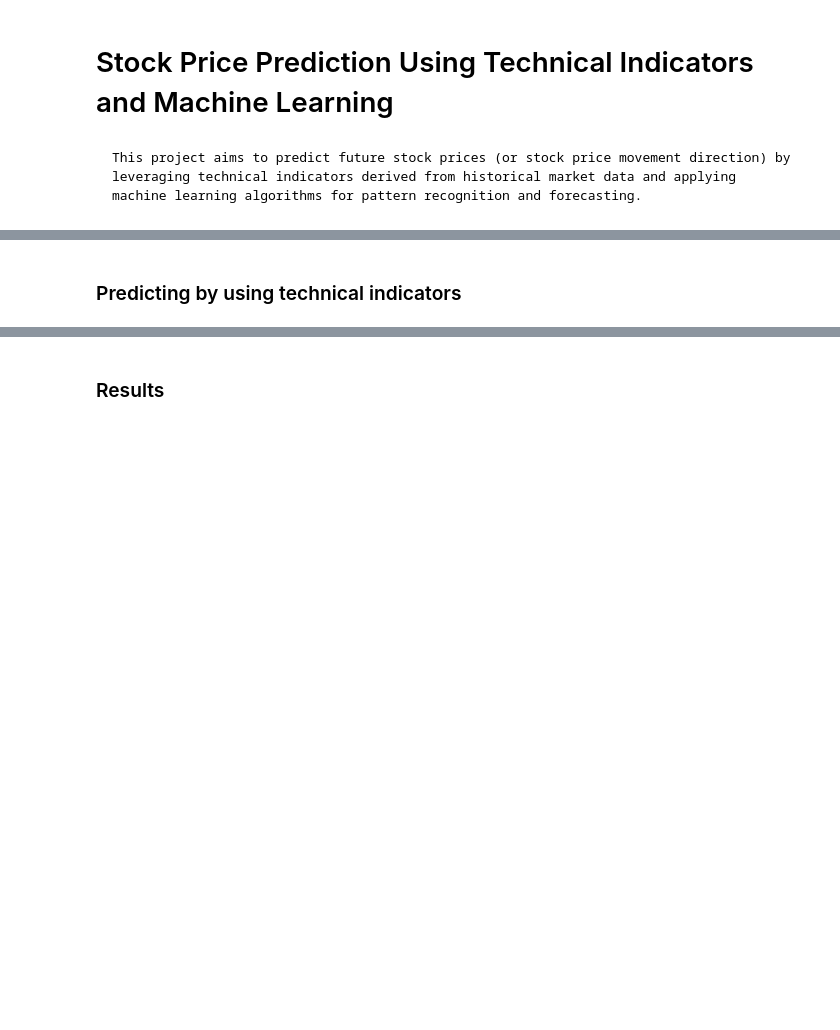
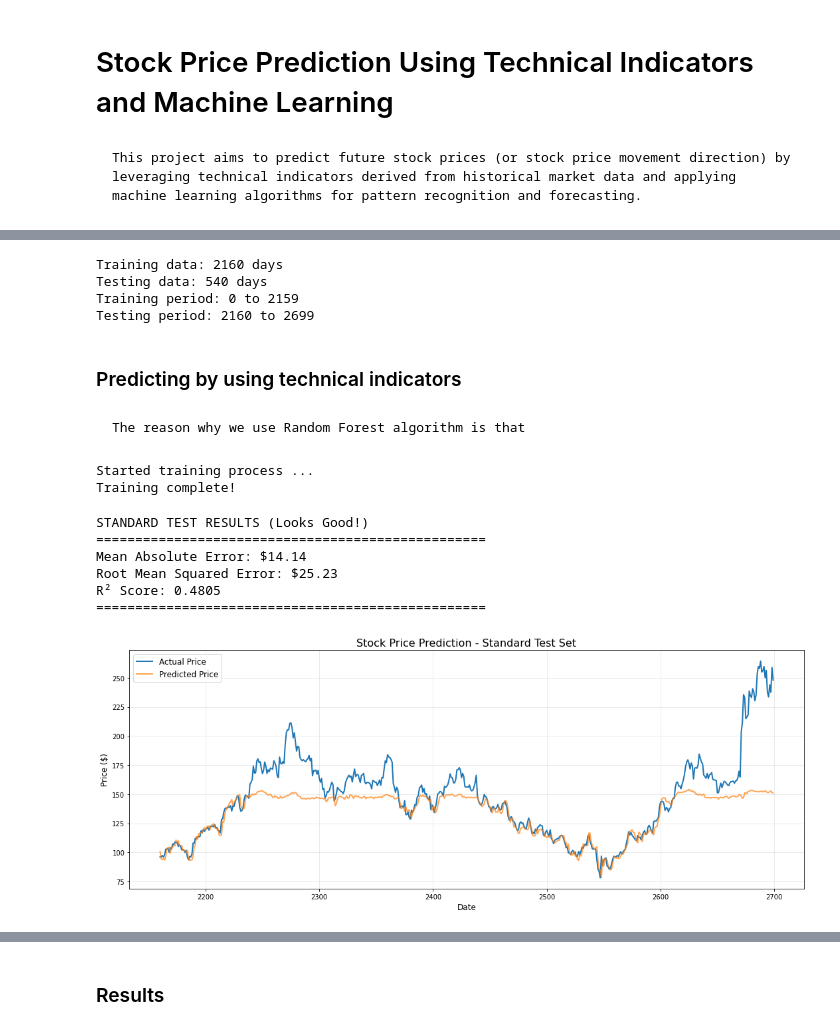
Before and after one commit to therealturb0duckz/Stock-Price-Prediction-Using-Technical-Indicators-and-Machine-Learning, a Jupyter notebook: notebooks/main.ipynb, the cells around one changed output, grey strips where cells are left out. Drawn from its saved outputs; the diff is of its cells as text; code cells hidden in the pictures; blank space fills up the shorter version.

```diff
--- a/notebooks/main.ipynb
+++ b/notebooks/main.ipynb
@@ -244,0 +92,6 @@ Data saved to ../data\amd_data.csv
+# %%
+X = df[feature_columns]
+y = df['Target']
+
+print(f"Features shape (X): {X.shape}")
+print(f"Target shape (y): {y.shape}")
@@ -245,2 +105,74 @@ Data saved to ../data\amd_data.csv
+# %%
+# Split: 80% train, 20% test
+# also keeps the time order
+split_index = int(len(df) * 0.8)
+
+X_train = X[:split_index]
+X_test = X[split_index:]
+y_train = y[:split_index]
+y_test = y[split_index:]
+
+print(f"Training data: {len(X_train)} days")
+print(f"Testing data: {len(X_test)} days")
+print(f"Training period: {df.index[0]} to {df.index[split_index-1]}")
+print(f"Testing period: {df.index[split_index]} to {df.index[-1]}")
+# %% [output]
+Training data: 2160 days
+Testing data: 540 days
+Training period: 0 to 2159
+Testing period: 2160 to 2699
 # %% [markdown]
 ### Predicting by using technical indicators
+# %% [markdown]
+    The reason why we use Random Forest algorithm is that
+# %%
+from sklearn.ensemble import RandomForestRegressor
+
+model = RandomForestRegressor(
+    n_estimators=100,      # num of trees
+    max_depth=25,          # to prevent overfitting
+    random_state=42,       # to make it reproducible
+)
+
+# Train model
+print("Started training process ...")
+model.fit(X_train, y_train)
+print("Training complete!")
+# %% [output]
+Started training process ...
+Training complete!
+# %%
+from sklearn.metrics import mean_absolute_error, mean_squared_error, r2_score
+
+y_pred = model.predict(X_test)
+
+mae = mean_absolute_error(y_test, y_pred)
+rmse = np.sqrt(mean_squared_error(y_test, y_pred))
+r2 = r2_score(y_test, y_pred)
+
+print("STANDARD TEST RESULTS (Looks Good!)")
+print("=" * 50)
+print(f"Mean Absolute Error: ${mae:.2f}")
+print(f"Root Mean Squared Error: ${rmse:.2f}")
+print(f"R² Score: {r2:.4f}")
+print("=" * 50)
+# %% [output]
+STANDARD TEST RESULTS (Looks Good!)
+==================================================
+Mean Absolute Error: $14.14
+Root Mean Squared Error: $25.23
+R² Score: 0.4805
+==================================================
+# %%
+plt.figure(figsize=(15, 6))
+plt.plot(df.index[split_index:], y_test.values, label='Actual Price', linewidth=2)
+plt.plot(df.index[split_index:], y_pred, label='Predicted Price', linewidth=2, alpha=0.7)
+plt.title('Stock Price Prediction - Standard Test Set', fontsize=16)
+plt.xlabel('Date', fontsize=12)
+plt.ylabel('Price ($)', fontsize=12)
+plt.legend(fontsize=12)
+plt.grid(True, alpha=0.3)
+plt.tight_layout()
+plt.show()
+# %% [output]
+[figure, added]
```
Also changed, not shown: parts of 43 cells of this notebook, 4 other files.
